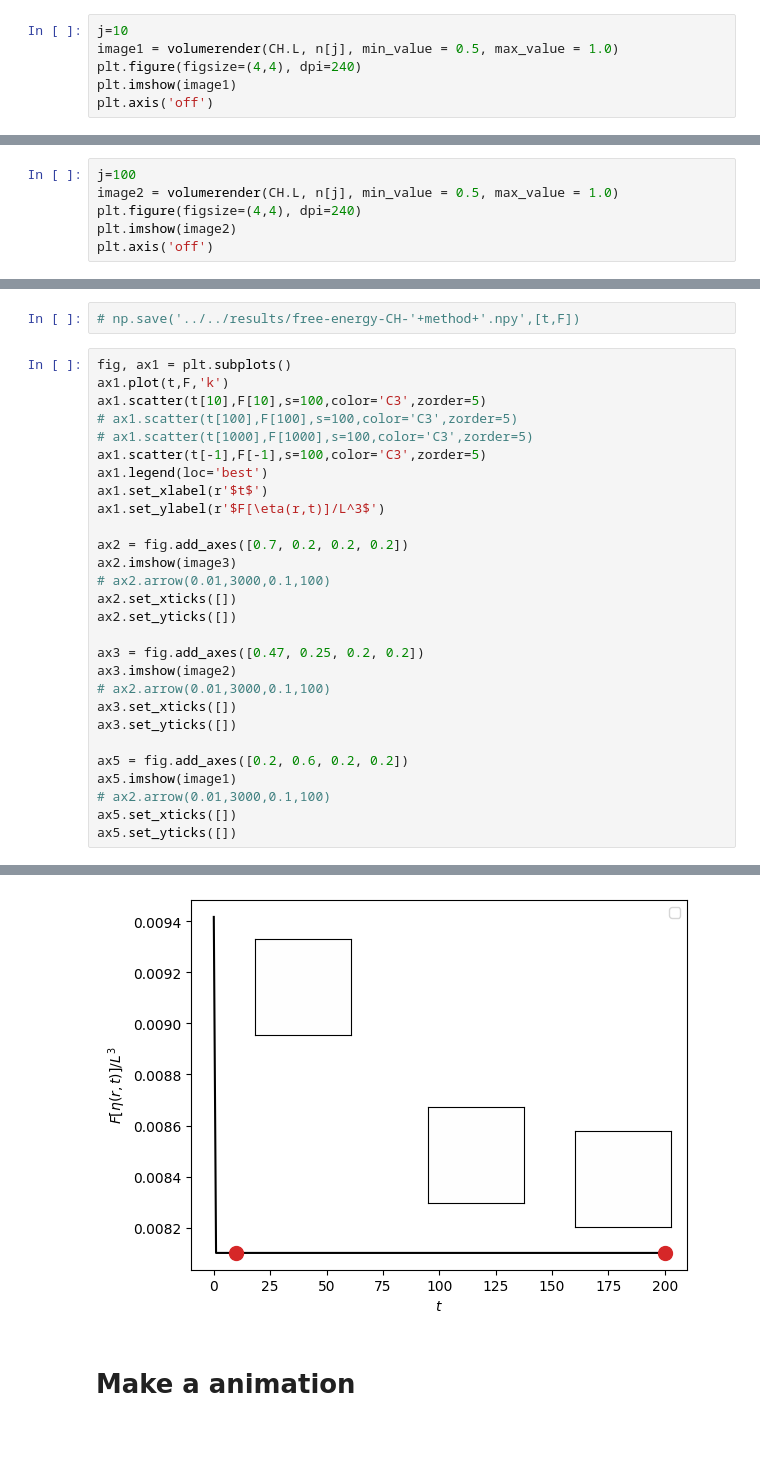
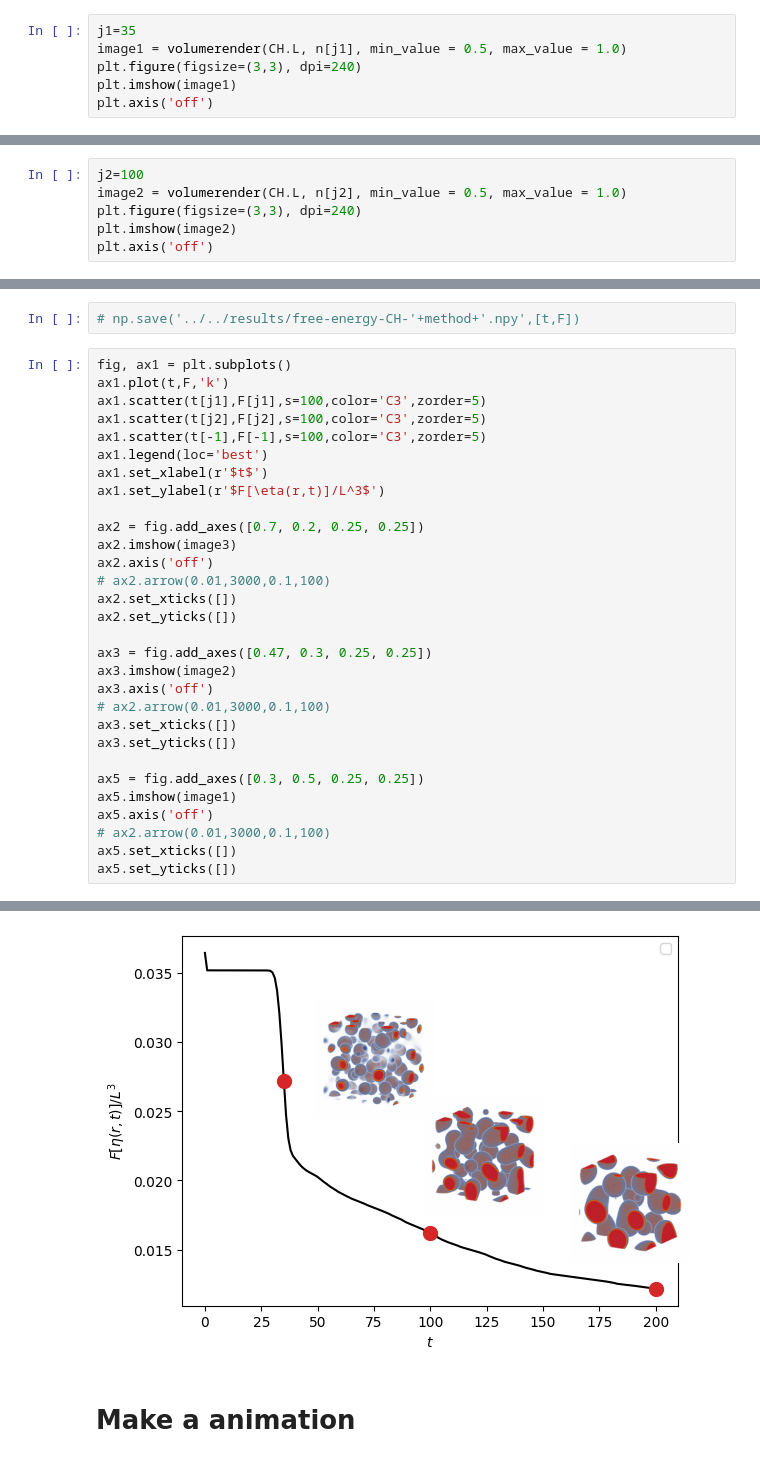
Before and after one commit to elvissoares/spectralETD, a Jupyter notebook: examples/CH3d.ipynb, the cells around one changed output, grey strips where cells are left out. Saved outputs shown, nothing was run; the diff lists cells and outputs as text.

```diff
--- a/examples/CH3d.ipynb
+++ b/examples/CH3d.ipynb
@@ -100,9 +97,9 @@ Final Time: 200.00
 # %%
 from volumerender import volumerender
 # %%
-j=10
-image1 = volumerender(CH.L, n[j], min_value = 0.5, max_value = 1.0)
-plt.figure(figsize=(4,4), dpi=240)
+j1=35
+image1 = volumerender(CH.L, n[j1], min_value = 0.5, max_value = 1.0)
+plt.figure(figsize=(3,3), dpi=240)
 plt.imshow(image1)
 plt.axis('off')
 # %% [output]
@@ -110,0 +118,6 @@ plt.axis('off')
+# %%
+j2=100
+image2 = volumerender(CH.L, n[j2], min_value = 0.5, max_value = 1.0)
+plt.figure(figsize=(3,3), dpi=240)
+plt.imshow(image2)
+plt.axis('off')
@@ -120,6 +155,0 @@ plt.yticks([])
-# %%
-j=100
-image2 = volumerender(CH.L, n[j], min_value = 0.5, max_value = 1.0)
-plt.figure(figsize=(4,4), dpi=240)
-plt.imshow(image2)
-plt.axis('off')
@@ -194,34 +194,36 @@ for i in range(t.size):
 # %%
 fig, ax1 = plt.subplots()
 ax1.plot(t,F,'k')
-ax1.scatter(t[10],F[10],s=100,color='C3',zorder=5)
-# ax1.scatter(t[100],F[100],s=100,color='C3',zorder=5)
-# ax1.scatter(t[1000],F[1000],s=100,color='C3',zorder=5)
+ax1.scatter(t[j1],F[j1],s=100,color='C3',zorder=5)
+ax1.scatter(t[j2],F[j2],s=100,color='C3',zorder=5)
 ax1.scatter(t[-1],F[-1],s=100,color='C3',zorder=5)
 ax1.legend(loc='best')
 ax1.set_xlabel(r'$t$')
 ax1.set_ylabel(r'$F[\eta(r,t)]/L^3$')
 
-ax2 = fig.add_axes([0.7, 0.2, 0.2, 0.2])
+ax2 = fig.add_axes([0.7, 0.2, 0.25, 0.25])
 ax2.imshow(image3)
+ax2.axis('off')
 # ax2.arrow(0.01,3000,0.1,100)
 ax2.set_xticks([])
 ax2.set_yticks([])
 
-ax3 = fig.add_axes([0.47, 0.25, 0.2, 0.2])
+ax3 = fig.add_axes([0.47, 0.3, 0.25, 0.25])
 ax3.imshow(image2)
+ax3.axis('off')
 # ax2.arrow(0.01,3000,0.1,100)
 ax3.set_xticks([])
 ax3.set_yticks([])
 
-ax5 = fig.add_axes([0.2, 0.6, 0.2, 0.2])
+ax5 = fig.add_axes([0.3, 0.5, 0.25, 0.25])
 ax5.imshow(image1)
+ax5.axis('off')
 # ax2.arrow(0.01,3000,0.1,100)
 ax5.set_xticks([])
 ax5.set_yticks([])
 # %% [output]
 []
-[figure, old version]
+[figure, new version]
 # %% [markdown]
 # Make a animation
 # %%
```
Also changed, not shown: parts of 15 cells of this notebook, 4 other files.
